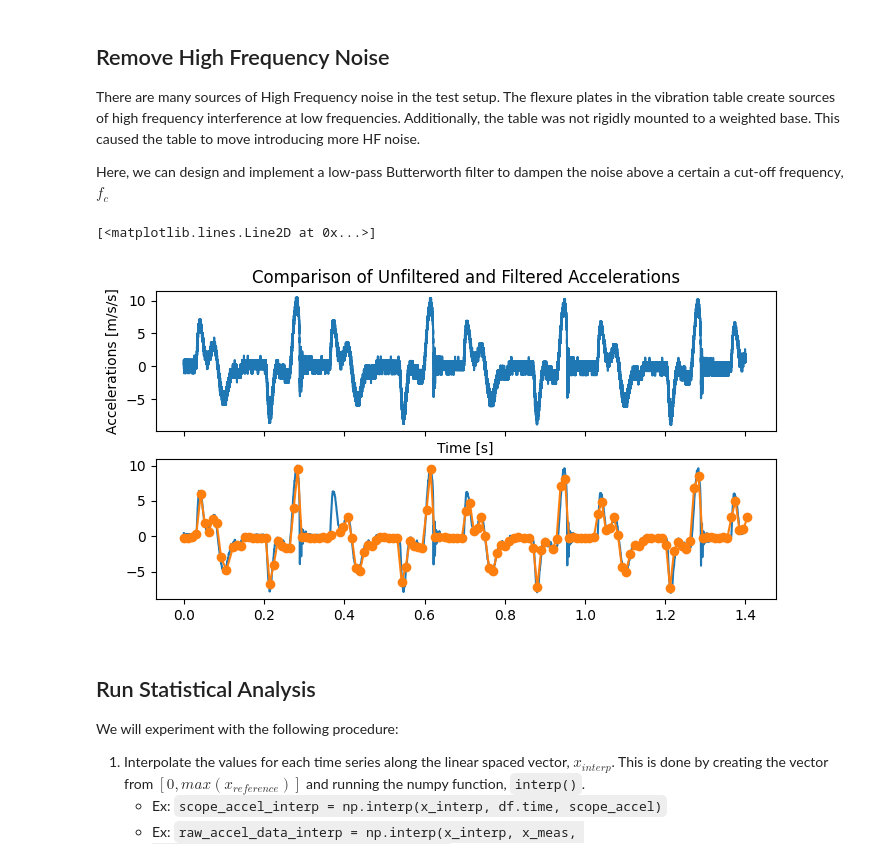
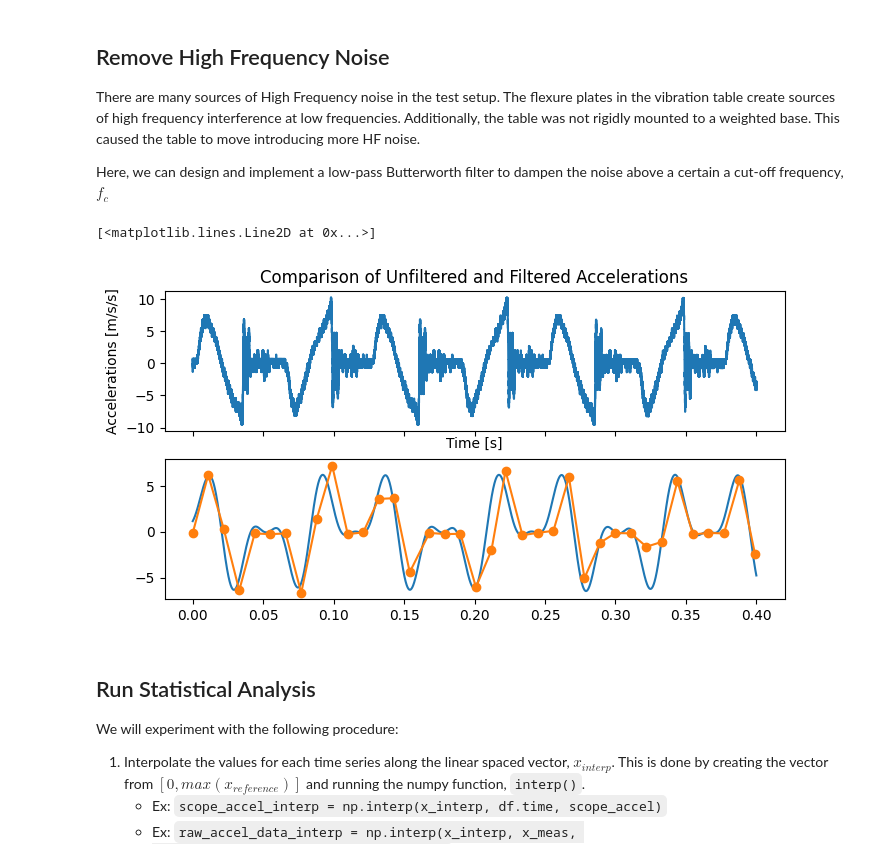
Before and after one commit to Legohead259/Thetis-Scripts, a Jupyter notebook: vibration_validation/accelerometer_validation.ipynb, the cells around one changed output. Saved outputs shown, nothing was run; the diff lists cells and outputs as text; code cells hidden in the pictures.

```diff
--- a/vibration_validation/accelerometer_validation.ipynb
+++ b/vibration_validation/accelerometer_validation.ipynb
@@ -31,7 +31,7 @@ SCALE_FACTOR = 9.81 / ACCELEROMETER_SCALE # Convert oscilloscope voltage measure
 
 # CHANGE THIS BEN!!!
 CURRENT_DATASET = "x" # x, y, z
-CURRENT_FREQUENCY = "3_0" # 3_0, 3_5, 4_0, 4_5...16_0, 17_0, 18_0...24_0
+CURRENT_FREQUENCY = "8_0" # 3_0, 3_5, 4_0, 4_5...16_0, 17_0, 18_0...24_0
 
 SCOPE_FILEPATH = "data/{0}-axis/{0}_scope_{1}Hz.csv".format(CURRENT_DATASET, CURRENT_FREQUENCY)
 THETIS_FILEPATH = "data/{0}-axis/{0}_thetis_{1}Hz.bin".format(CURRENT_DATASET, CURRENT_FREQUENCY)
@@ -72,9 +72,9 @@ accel_data = np.array(accel_data)
 ## Graph Data
 # %%
 # START_INDEX = 0
-START_INDEX = 389
+START_INDEX = 502
 # TIME_WIDTH = len(epoch_data)
-TIME_WIDTH = 134
+TIME_WIDTH = 37
 END_INDEX = START_INDEX + TIME_WIDTH
 
 x_meas = epoch_data[START_INDEX:END_INDEX] # Partition examined data into sub array
@@ -97,7 +97,7 @@ ax_accel.legend(["Raw"])
 fig_comp = plt.figure(2, figsize=(8,4))
 ax_comp = fig_comp.add_subplot(1,1,1)
 ax_comp.set_title("Comparison of Measured and Reference Accelerations")
-ax_comp.plot(df.time, scope_accel)
+ax_comp.plot(df.time[df.time<0.4], scope_accel[df.time<0.4])
 ax_comp.plot(x_meas, raw_accel_data[START_INDEX:END_INDEX], 'o-')
 ax_comp.set_xlabel("Time [s]")
 ax_comp.set_ylabel("Accelerations [m/s/s]")
@@ -132,20 +132,20 @@ There are many sources of High Frequency noise in the test setup. The flexure pl
 
 Here, we can design and implement a low-pass Butterworth filter to dampen the noise above a certain a cut-off frequency, $f_c$
 # %%
-sos = signal.butter(4, 24, 'lp', fs=1E4, output='sos')
+sos = signal.butter(8, 24, 'lp', fs=5E5, output='sos')
 filtered = signal.sosfiltfilt(sos, scope_accel)
 
 fig_filt, (ax1, ax2) = plt.subplots(2, 1, sharex=True, figsize=(8,4))
 ax1.set_title("Comparison of Unfiltered and Filtered Accelerations")
-ax1.plot(df.time, scope_accel)
+ax1.plot(df.time[df.time<0.4], scope_accel[df.time<0.4])
 ax1.set_xlabel("Time [s]")
 ax1.set_ylabel("Accelerations [m/s/s]")
-ax2.plot(df.time, filtered)
+ax2.plot(df.time[df.time<0.4], filtered[df.time<0.4])
 ax2.plot(x_meas, raw_accel_data[START_INDEX:END_INDEX], 'o-')
 # ax_comp.legend(["Reference", "Thetis (Raw)"])
 # %% [output]
 [<matplotlib.lines.Line2D at 0x...>]
-[figure, old version]
+[figure, new version]
 # %% [markdown]
 ## Run Statistical Analysis
 We will experiment with the following procedure:
```
Also changed, not shown: parts of 2 cells of this notebook, 7 other files.
